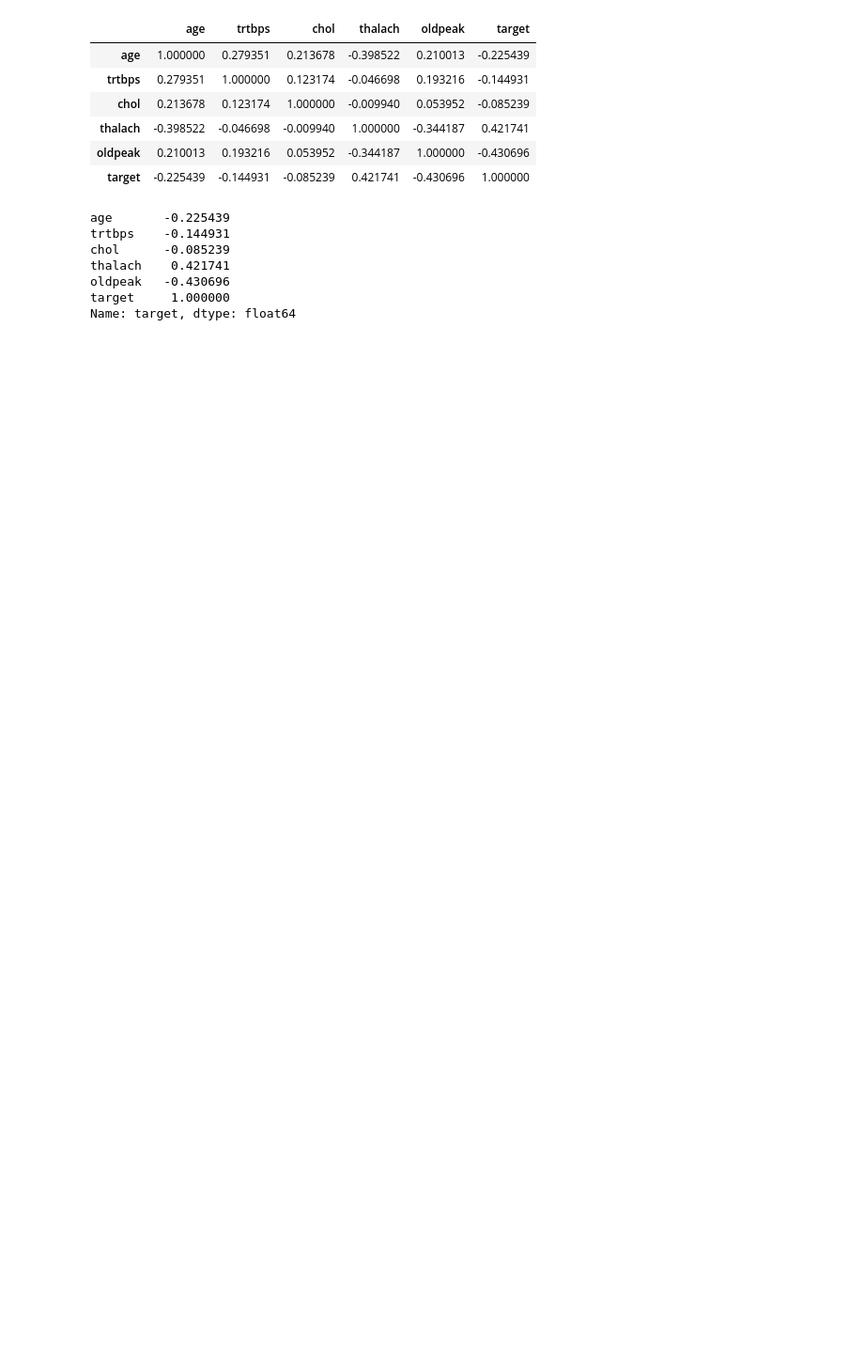
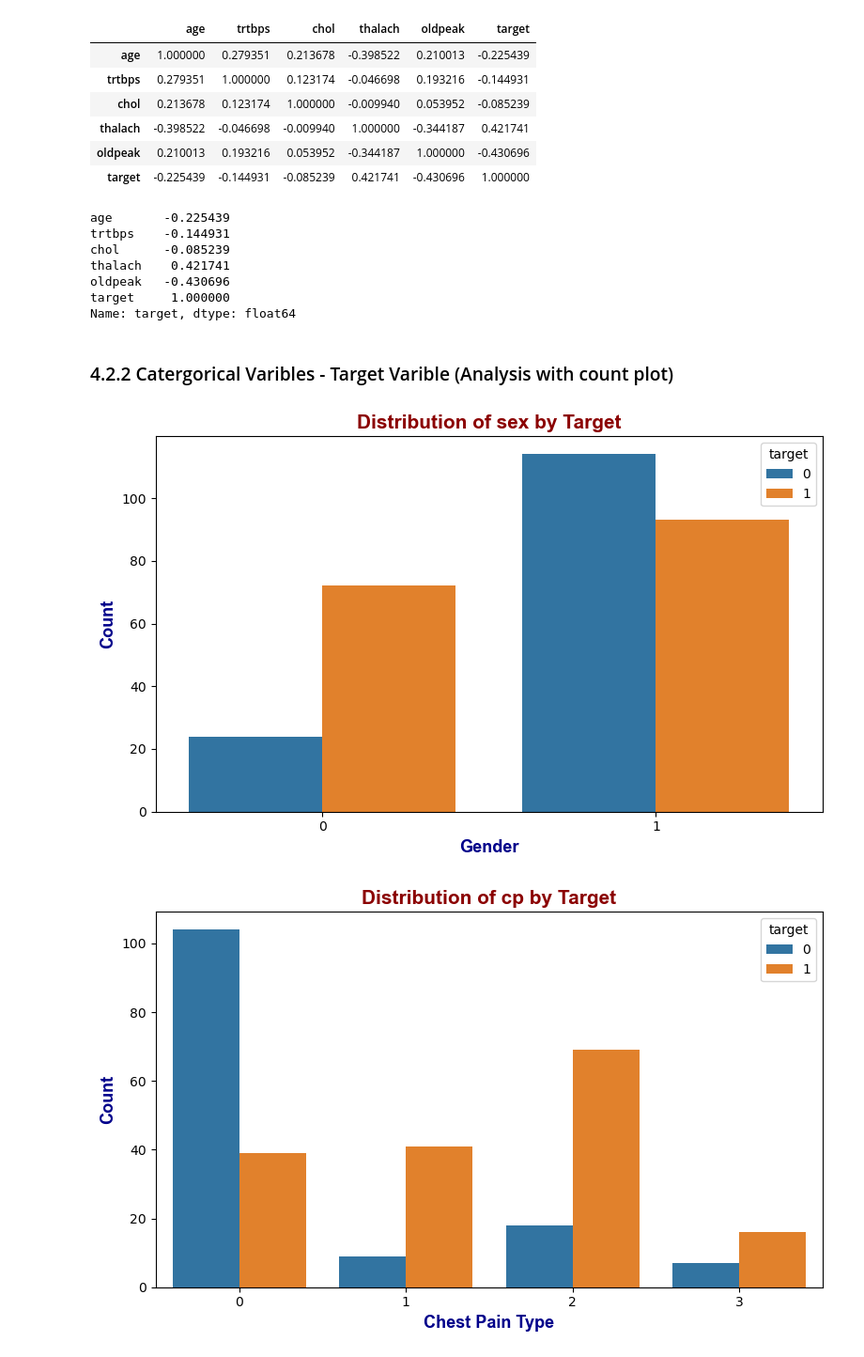
Before and after one commit to quangminh206lnh-collab/Practice_heart_prediction_attack-, a Jupyter notebook: heart_attack_prediction.ipynb, the cells around one changed output. Shown at 94% size. Saved outputs shown, nothing was run; the diff lists cells and outputs as text; code cells hidden in the pictures; blank space fills up the shorter version.

```diff
--- a/heart_attack_prediction.ipynb
+++ b/heart_attack_prediction.ipynb
@@ -545,3 +549,27 @@ thalach    0.421741
 oldpeak   -0.430696
 target     1.000000
 Name: target, dtype: float64
+# %% [markdown]
+### 4.2.2 Catergorical Varibles - Target Varible (Analysis with count plot)
+# %%
+title_font = {"family": "arial", "color": "darkred", "weight": "bold", "size": 15}
+axis_font = {"family": "arial", "color": "darkblue", "weight": "bold", "size": 13}
+
+for i, z in zip(categoric_var, categoric_axis_name):
+    plt.figure(figsize=(8, 5))
+
+    sns.countplot(
+        x=i,
+        data=df,          # ✅ keep full dataframe
+        hue="target"
+    )
+
+    plt.title(f"Distribution of {i} by Target", fontdict=title_font)
+    plt.xlabel(z, fontdict=axis_font)
+    plt.ylabel("Count", fontdict=axis_font)
+
+    plt.tight_layout()
+    plt.show()
+# %% [output]
+[figure, added]
+[figure, added]
```
Also changed, not shown: parts of 4 cells of this notebook.
